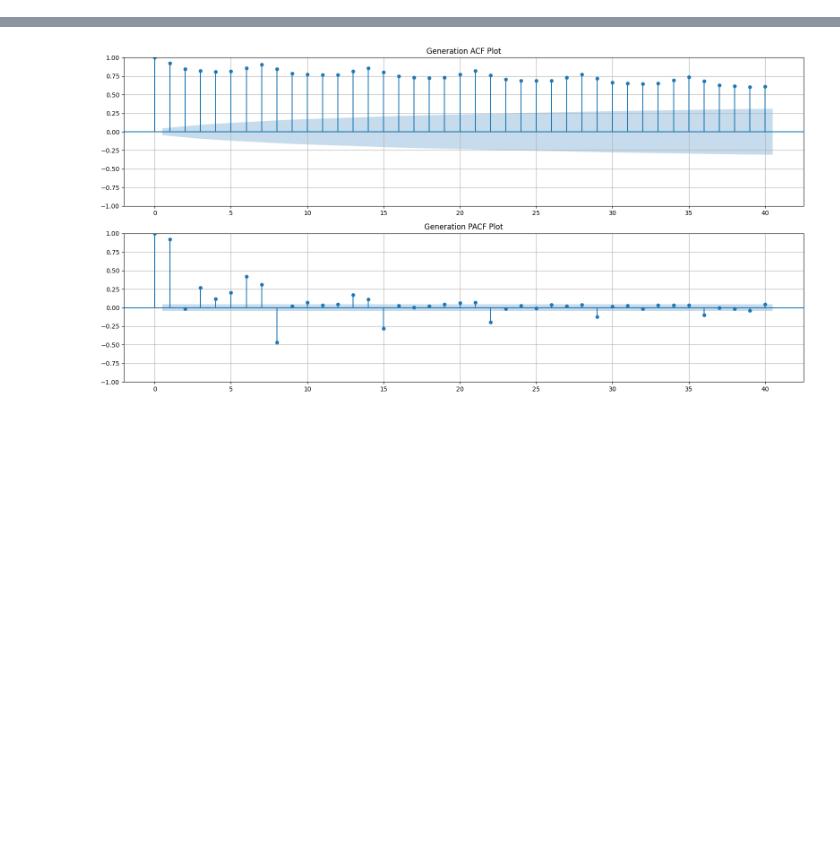
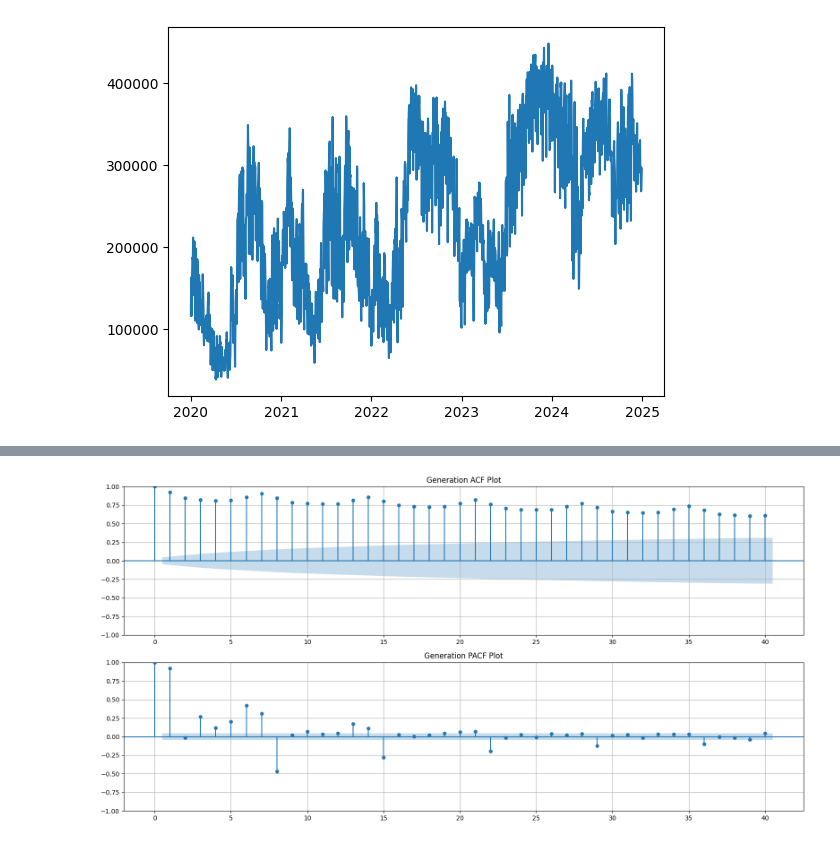
Before and after one commit to Graunke/SEL-for-Energy-Generation-Forecasting, a Jupyter notebook: analyze.ipynb, the cells around one changed output, grey strips where cells are left out. Cells and saved outputs as stored; diff of their text form; code cells hidden in the pictures; blank space fills up the shorter version.

```diff
--- a/analyze.ipynb
+++ b/analyze.ipynb
@@ -23,3 +24,8 @@ df_geracao['month'] = df_geracao.index.month
 df_geracao['weekday'] = df_geracao.index.weekday
 df_geracao.sort_index(inplace=True)
 merged_df = pd.merge(df_geracao, df_consumo, on='date')
+# %%
+plt.plot(merged_df['val_geracao'])
+plt.show()
+# %% [output]
+[figure, added]
```
Also changed, not shown: parts of 3 cells of this notebook, 3 other files.
